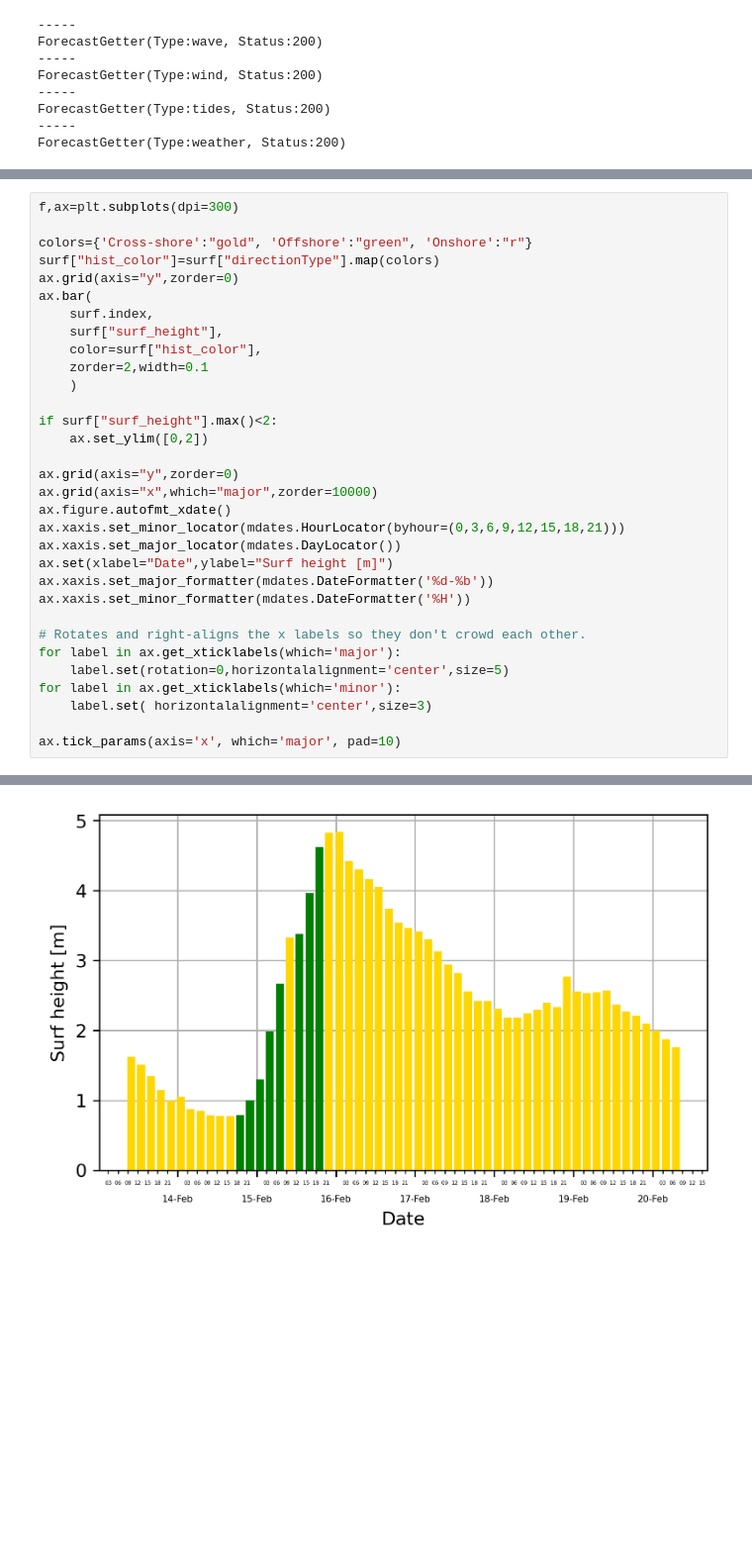
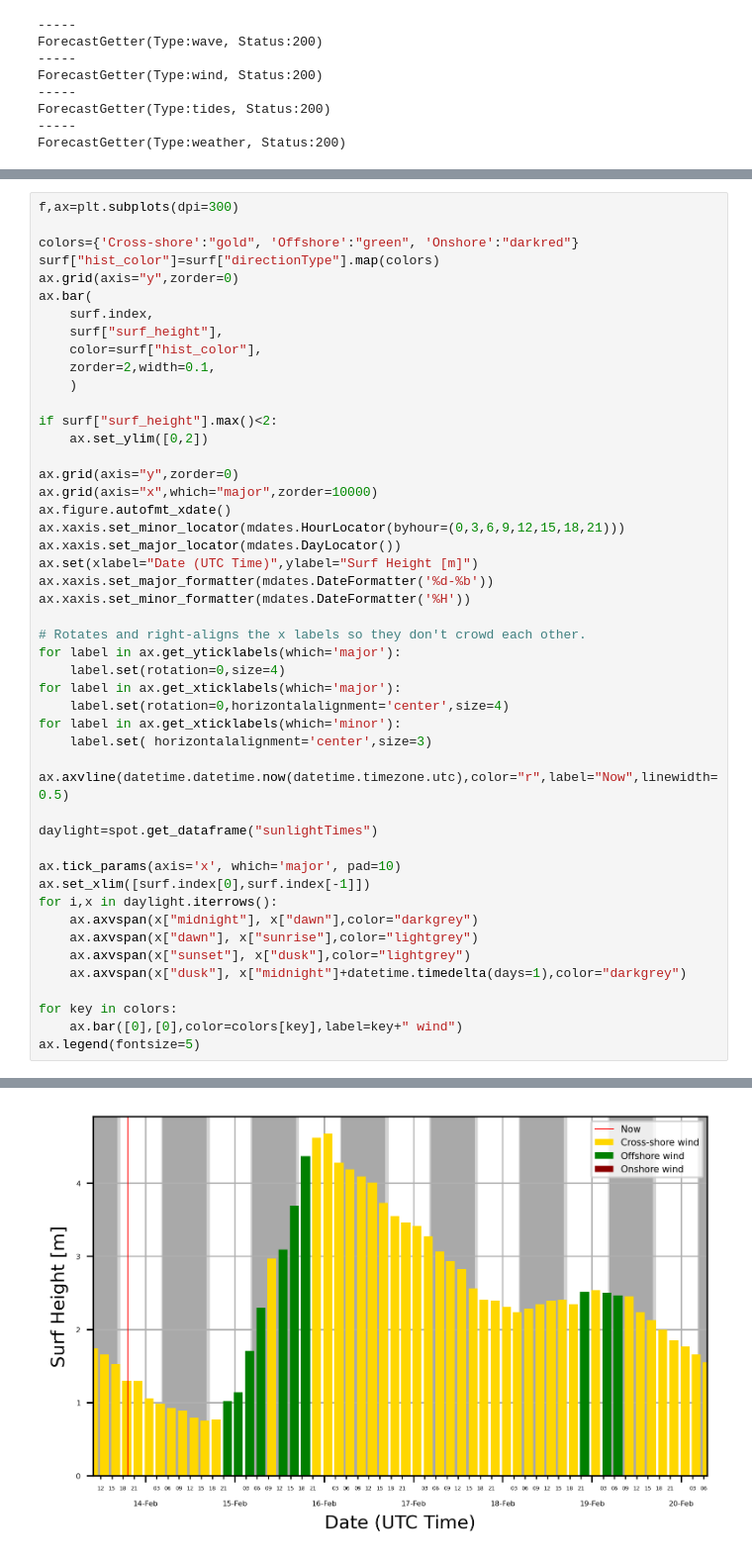
Before and after one commit to giocaizzi/pysurfline, a Jupyter notebook: docs/examples/surf_report.ipynb, the cells around one changed output, grey strips where cells are left out. Shown at 99% size. Saved outputs shown, nothing was run; the diff lists cells and outputs as text; blank space fills up the shorter version.

```diff
--- a/docs/examples/surf_report.ipynb
+++ b/docs/examples/surf_report.ipynb
@@ -70,14 +62,14 @@ False
 # %%
 f,ax=plt.subplots(dpi=300)
 
-colors={'Cross-shore':"gold", 'Offshore':"green", 'Onshore':"r"}
+colors={'Cross-shore':"gold", 'Offshore':"green", 'Onshore':"darkred"}
 surf["hist_color"]=surf["directionType"].map(colors)
 ax.grid(axis="y",zorder=0)
 ax.bar(
     surf.index,
     surf["surf_height"],
     color=surf["hist_color"],
-    zorder=2,width=0.1
+    zorder=2,width=0.1,
     )
 
 if surf["surf_height"].max()<2:
@@ -88,15 +80,31 @@ ax.grid(axis="x",which="major",zorder=10000)
 ax.figure.autofmt_xdate()
 ax.xaxis.set_minor_locator(mdates.HourLocator(byhour=(0,3,6,9,12,15,18,21)))
 ax.xaxis.set_major_locator(mdates.DayLocator())
-ax.set(xlabel="Date",ylabel="Surf height [m]")
+ax.set(xlabel="Date (UTC Time)",ylabel="Surf Height [m]")
 ax.xaxis.set_major_formatter(mdates.DateFormatter('%d-%b'))
 ax.xaxis.set_minor_formatter(mdates.DateFormatter('%H'))
 
 # Rotates and right-aligns the x labels so they don't crowd each other.
+for label in ax.get_yticklabels(which='major'):
+    label.set(rotation=0,size=4)
 for label in ax.get_xticklabels(which='major'):
-    label.set(rotation=0,horizontalalignment='center',size=5)
+    label.set(rotation=0,horizontalalignment='center',size=4)
 for label in ax.get_xticklabels(which='minor'):
     label.set( horizontalalignment='center',size=3)
 
+ax.axvline(datetime.datetime.now(datetime.timezone.utc),color="r",label="Now",linewidth=0.5)
+
+daylight=spot.get_dataframe("sunlightTimes")
+
 ax.tick_params(axis='x', which='major', pad=10)
+ax.set_xlim([surf.index[0],surf.index[-1]])
+for i,x in daylight.iterrows():
+    ax.axvspan(x["midnight"], x["dawn"],color="darkgrey")
+    ax.axvspan(x["dawn"], x["sunrise"],color="lightgrey")
+    ax.axvspan(x["sunset"], x["dusk"],color="lightgrey")
+    ax.axvspan(x["dusk"], x["midnight"]+datetime.timedelta(days=1),color="darkgrey")
+
+for key in colors:
+    ax.bar([0],[0],color=colors[key],label=key+" wind")
+ax.legend(fontsize=5)
 # %% [output]
@@ -103 +112 @@ ax.tick_params(axis='x', which='major', pad=10)
-[figure, old version]
+[figure, new version]
```
Also changed, not shown: parts of 5 cells of this notebook, 11 other files.
